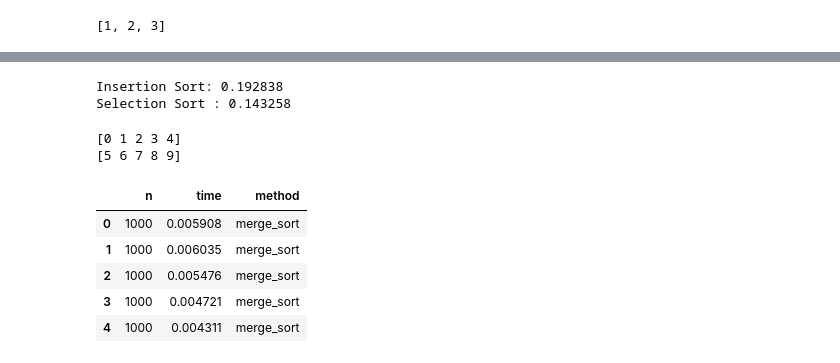
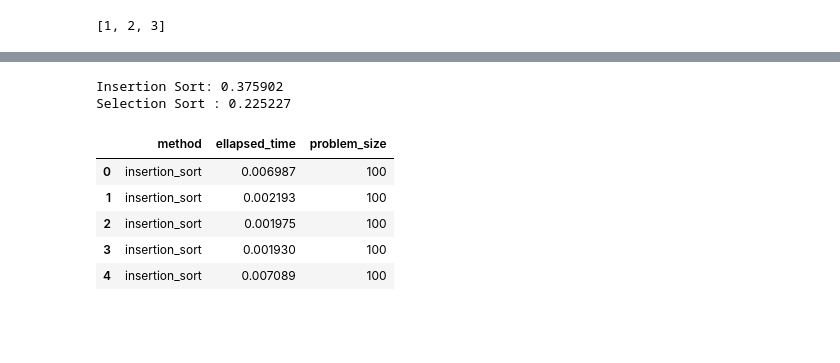
Before and after one commit to sherna90/analisis_algoritmos, a Jupyter notebook: 3.-ordenamiento.ipynb, the cells around one changed output, grey strips where cells are left out. Drawn from its saved outputs; the diff is of its cells as text; code cells hidden in the pictures; blank space fills up the shorter version.

```diff
--- a/3.-ordenamiento.ipynb
+++ b/3.-ordenamiento.ipynb
@@ -45,14 +45,14 @@ import time
 
 arr=gen_best_case(1000)
 
-start=time.clock()
+start=time.time()
 insertion_sort(arr.copy())
-end=time.clock()
+end=time.time()
 t1=end-start
 
-start=time.clock()
+start=time.time()
 selection_sort(arr.copy())
-end=time.clock()
+end=time.time()
 t2=end-start
 
 
@@ -60,8 +60,8 @@ t2=end-start
 print('Insertion Sort: %2f'%t1)
 print('Selection Sort : %2f'%t2)
 # %% [output]
-Insertion Sort: 0.192838
-Selection Sort : 0.143258
+Insertion Sort: 0.375902
+Selection Sort : 0.225227
 # %%
 def merge_sort(A):
     n=len(A)
@@ -84,50 +84,3 @@ def merge(L, R):
     result.extend(L[l_idx:len(L)])
     result.extend(R[r_idx:len(R)])
     return result
-# %%
-arr=gen_best_case(10)
-
-print(arr[0:int(10/2)])
-print(arr[int(10/2):10])
-#sorted_arr=merge_sort(arr)
-
-#print(sorted_arr)
-# %% [output]
-[0 1 2 3 4]
-[5 6 7 8 9]
-# %%
-import pandas as pd
-import time
-import sys
-
-method=[merge_sort,selection_sort,insertion_sort]
-fun=[gen_random,gen_worst_case,gen_best_case]
-n_data=[1000,3000,5000]
-n_samp=10
-
-s_n=[]
-ellapsed_time={m.__name__:[] for m in method}
-
-for i in n_data:
-    for j in range(n_samp):
-        s_n.append(i)
-        arr=gen_random(i)
-        for m in method:
-            start=time.clock()
-            m(arr.copy())
-            end=time.clock()
-            ellapsed_time[m.__name__].append(end-start)
-
-df_list=[]
-for m in method:
-    df=pd.DataFrame({'n':s_n,'time':ellapsed_time[m.__name__],'method':[m.__name__]*len(ellapsed_time[m.__name__])})
-    df_list.append(df)
-df_average=pd.concat(df_list,axis=0)
-df_average.head()
-# %% [output]
-|  | n | time | method |
-| 0 | 1000 | 0.005908 | merge_sort |
-| 1 | 1000 | 0.006035 | merge_sort |
-| 2 | 1000 | 0.005476 | merge_sort |
-| 3 | 1000 | 0.004721 | merge_sort |
-| 4 | 1000 | 0.004311 | merge_sort |
@@ -134,3 +110,12 @@ df_average.head()
+# %%
+df.head()
+# %% [output]
+|  | method | ellapsed_time | problem_size |
+| 0 | insertion_sort | 0.006987 | 100 |
+| 1 | insertion_sort | 0.002193 | 100 |
+| 2 | insertion_sort | 0.001975 | 100 |
+| 3 | insertion_sort | 0.001930 | 100 |
+| 4 | insertion_sort | 0.007089 | 100 |
 # %%
 import warnings
 warnings.filterwarnings("ignore")
```
Also changed, not shown: parts of 14 cells of this notebook.
